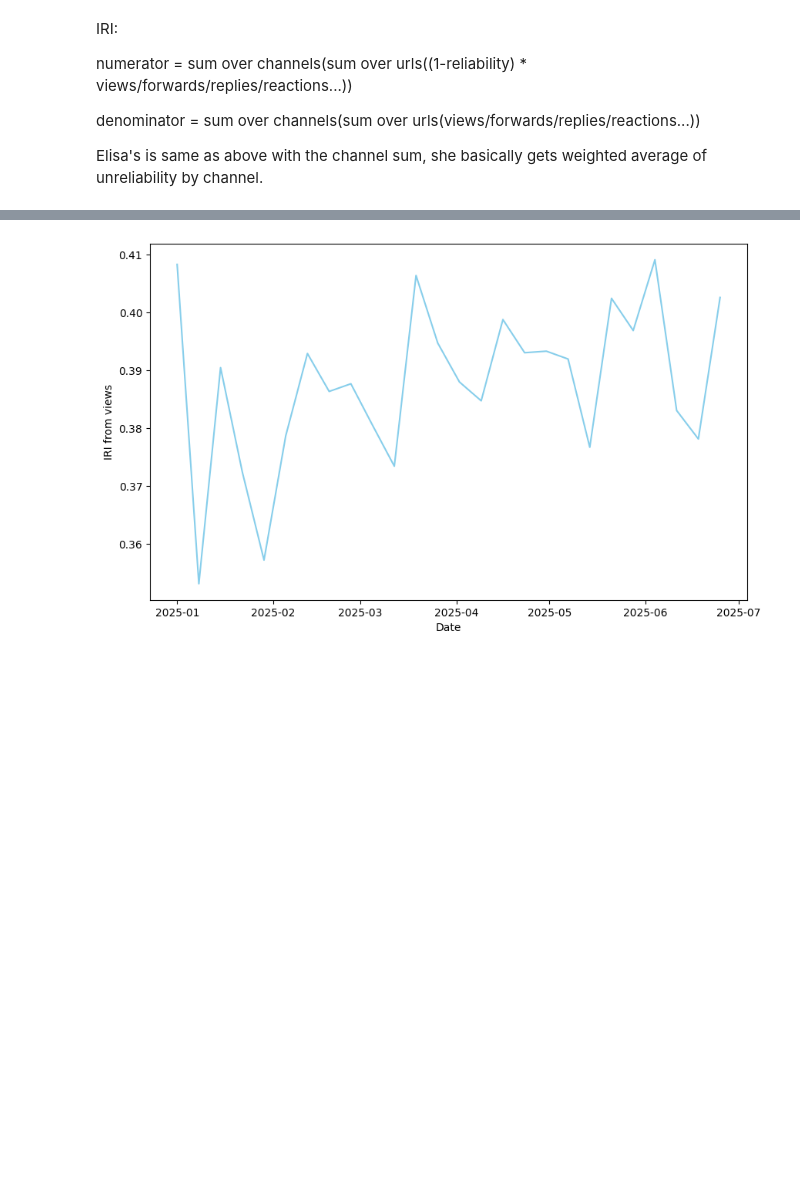
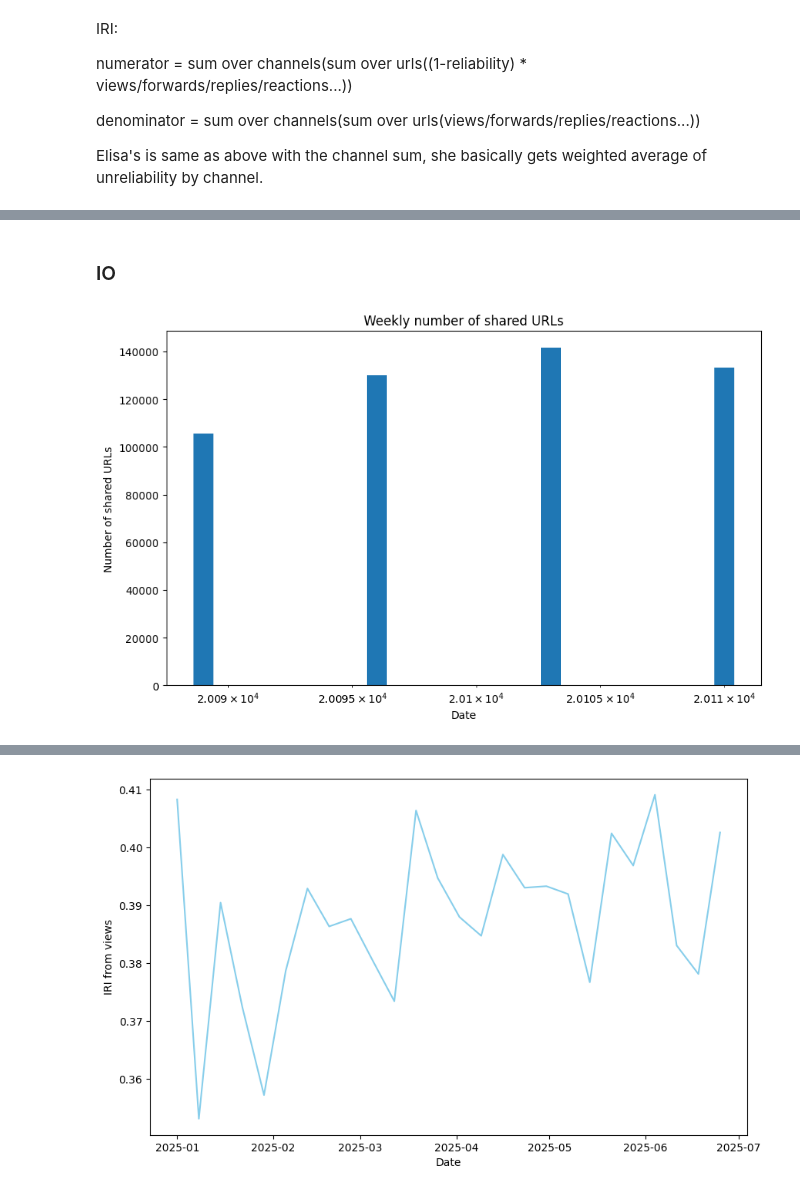
Before and after one commit to TLouf/AI4trust-observatory, a Jupyter notebook: viz.ipynb, the cells around one changed output, grey strips where cells are left out. Drawn from its saved outputs; the diff is of its cells as text; code cells hidden in the pictures; blank space fills up the shorter version.

```diff
--- a/viz.ipynb
+++ b/viz.ipynb
@@ -159,0 +230,4 @@ fig.show()
+# %% [markdown]
+### IO
+# %%
+plot_path = Path('weekly_url_counts.json')
@@ -159,0 +246,7 @@ fig.show()
+# %%
+plot_d = load_dict(plot_path)
+fig, ax = plt.subplots(figsize=(10, 6))
+plot_from_d(plot_d, ax)
+fig.show()
+# %% [output]
+[figure, added]
```
Also changed, not shown: parts of 23 cells of this notebook.
